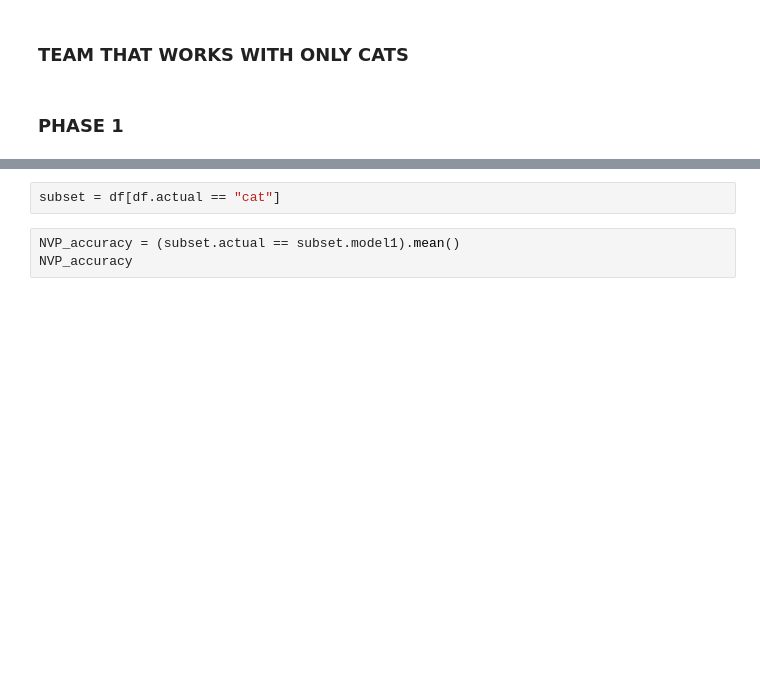
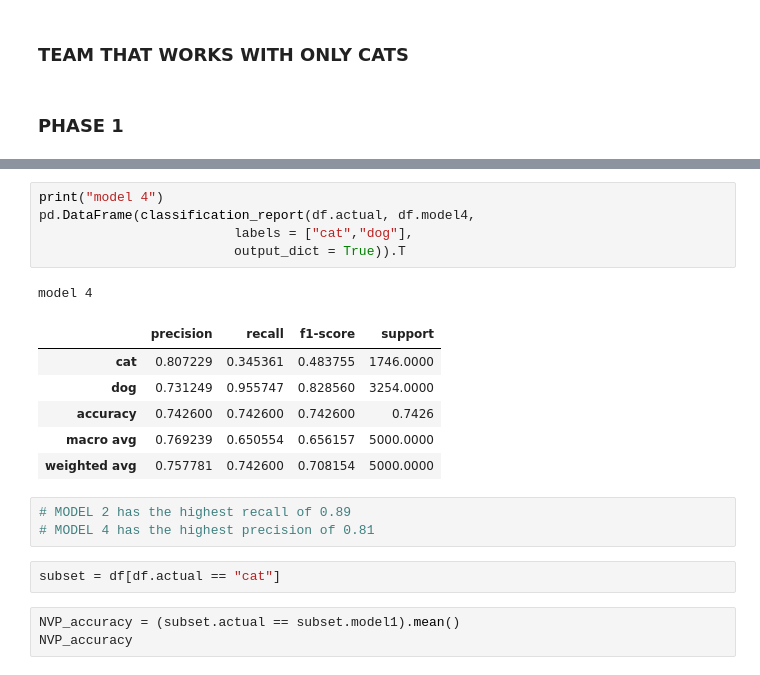
Before and after one commit to JaredVahle/classification-exercises, a Jupyter notebook: Model_evaluation.ipynb, the cells around one changed output, grey strips where cells are left out. Cells and saved outputs as stored; diff of their text form; blank space fills up the shorter version.

```diff
--- a/Model_evaluation.ipynb
+++ b/Model_evaluation.ipynb
@@ -261,3 +325,19 @@ model_accuracy
+# %%
+print("model 4")
+pd.DataFrame(classification_report(df.actual, df.model4,
+                         labels = ["cat","dog"],
+                         output_dict = True)).T
+# %% [output]
+model 4
+|  | precision | recall | f1-score | support |
+| cat | 0.807229 | 0.345361 | 0.483755 | 1746.0000 |
+| dog | 0.731249 | 0.955747 | 0.828560 | 3254.0000 |
+| accuracy | 0.742600 | 0.742600 | 0.742600 | 0.7426 |
+| macro avg | 0.769239 | 0.650554 | 0.656157 | 5000.0000 |
+| weighted avg | 0.757781 | 0.742600 | 0.708154 | 5000.0000 |
+# %%
+# MODEL 2 has the highest recall of 0.89
+# MODEL 4 has the highest precision of 0.81
 # %%
 subset = df[df.actual == "cat"]
 # %%
```
Also changed, not shown: parts of 11 cells of this notebook, 1 other file.
